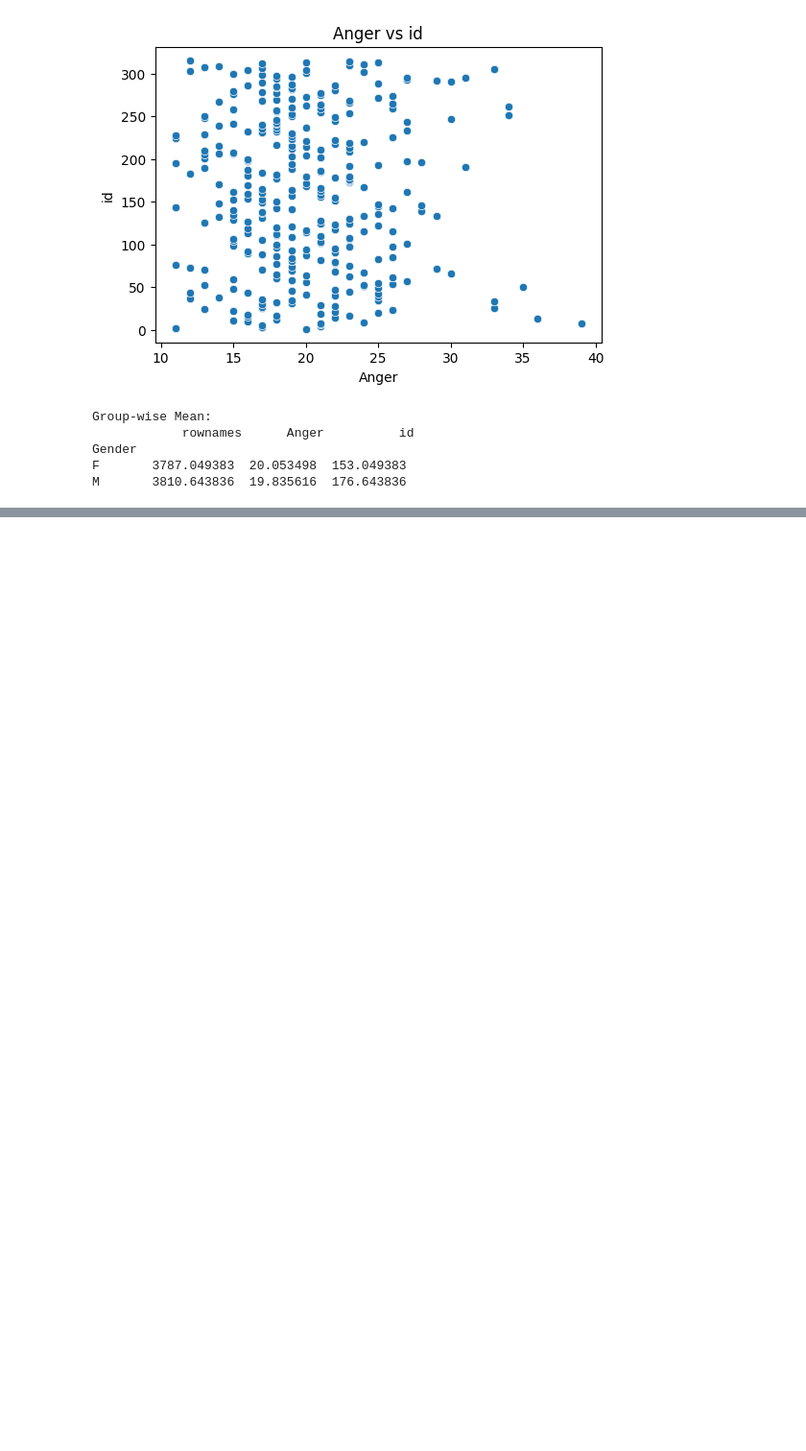
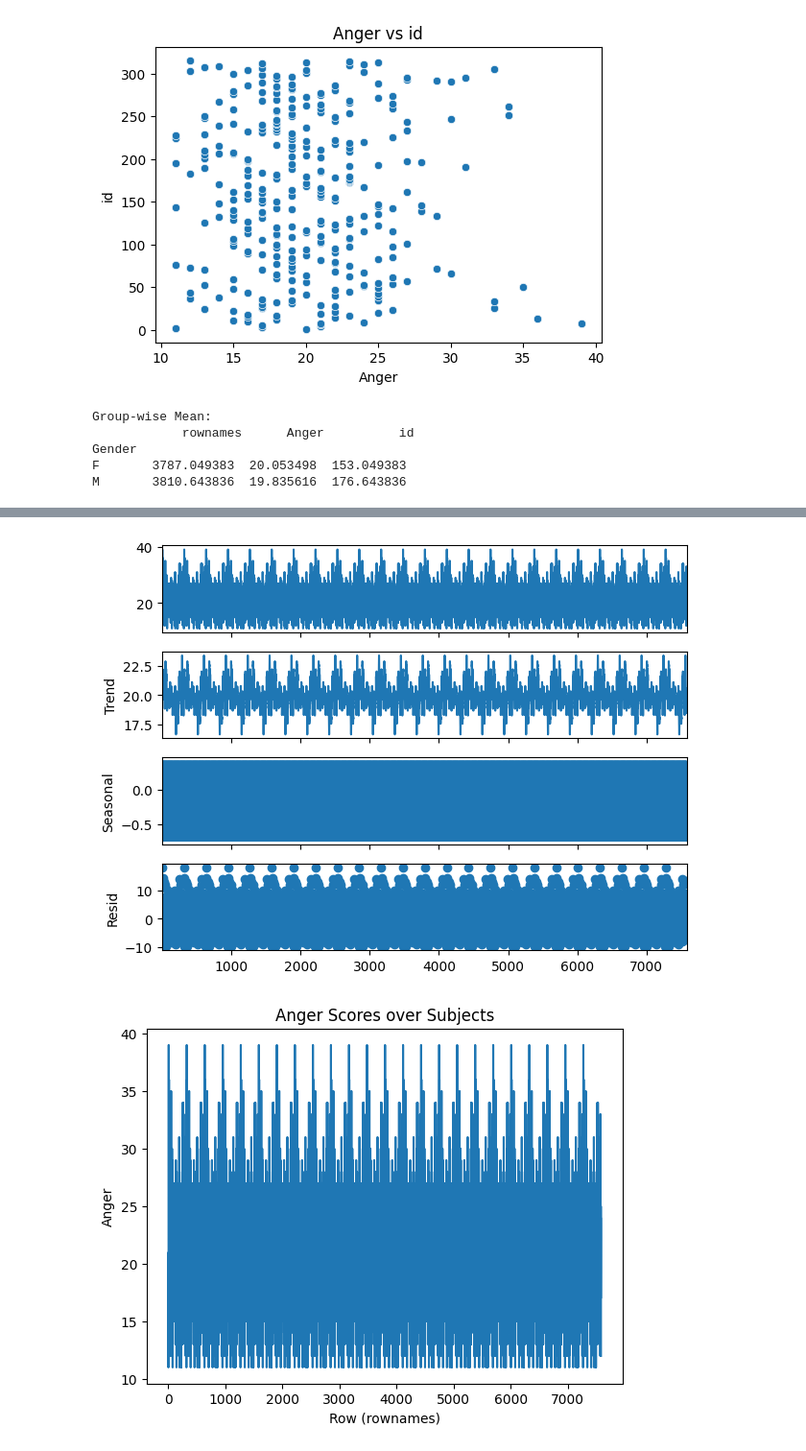
Before and after one commit to SamDarkKnight/EDA-PROJECT, a Jupyter notebook: 22BDS0413.ipynb, the cells around one changed output, grey strips where cells are left out. Shown at 96% size. Cells and saved outputs as stored; diff of their text form; code cells hidden in the pictures; blank space fills up the shorter version.

```diff
--- a/22BDS0413.ipynb
+++ b/22BDS0413.ipynb
@@ -237,3 +243,76 @@ Group-wise Mean:
 Gender
 F       3787.049383  20.053498  153.049383
 M       3810.643836  19.835616  176.643836
+# %%
+from statsmodels.tsa.seasonal import seasonal_decompose
+import statsmodels.api as sm
+
+print(df.info())
+print(df.dtypes)
+
+# 3. Missing values
+print("Missing values per column:\n", df.isna().sum())
+
+# 4. Start and End (use rownames instead of time index)
+print("Start row:", df["rownames"].min())
+print("End row:", df["rownames"].max())
+
+# 5. Frequency (not a time series → frequency doesn't apply,
+# but we can check counts by Gender or other categories)
+print("Frequency by Gender:\n", df["Gender"].value_counts())
+
+# 6. Summary
+print(df.describe(include="all"))
+
+# 7. Decomposition (not directly valid since dataset is not time series)
+# Example: if Anger is time-like by rownames
+df_series = pd.Series(df["Anger"].values, index=pd.RangeIndex(start=1, stop=len(df)+1))
+decomp = seasonal_decompose(df_series, model="additive", period=12)
+decomp.plot()
+plt.show()
+
+# 8. Basic plot
+plt.plot(df["rownames"], df["Anger"])
+plt.title("Anger Scores over Subjects")
+plt.xlabel("Row (rownames)")
+plt.ylabel("Anger")
+plt.show()
+
+# 9. "Time series" style plot
+df_series.plot(title="Anger as Series", ylabel="Anger", xlabel="Row")
+plt.show()
+
+# 10. Regression line
+X = sm.add_constant(df["rownames"])
+model = sm.OLS(df["Anger"], X).fit()
+plt.scatter(df["rownames"], df["Anger"], label="Anger")
+plt.plot(df["rownames"], model.predict(X), color="red", label="Trend line")
+plt.legend()
+plt.show()
+
+# 11. Cycle equivalent (not months → maybe cycle by 'item' or 'resp')
+print("Cycle by resp:\n", df.groupby("resp")["Anger"].mean())
+
+# 12. Stationarity transforms
+log_anger = np.log(df["Anger"])
+diff_log_anger = log_anger.diff().dropna()
+
+plt.subplot(1,2,1)
+plt.plot(log_anger)
+plt.title("Log(Anger)")
+
+plt.subplot(1,2,2)
+plt.plot(diff_log_anger)
+plt.title("Differenced Log(Anger)")
+plt.show()
+
+# 13. Boxplot by category (e.g., Gender or item instead of cycle)
+sns.boxplot(x="Gender", y="Anger", data=df)
+plt.title("Boxplot of Anger by Gender")
+plt.show()
+
+sns.boxplot(x="item", y="Anger", data=df)
+plt.title("Boxplot of Anger by Item")
+plt.xticks(rotation=45)
+plt.show()
+# %% [output]
@@ -239,0 +336,2 @@ M       3810.643836  19.835616  176.643836
+[figure, added]
+[figure, added]
```
Also changed, not shown: parts of 19 cells of this notebook.
